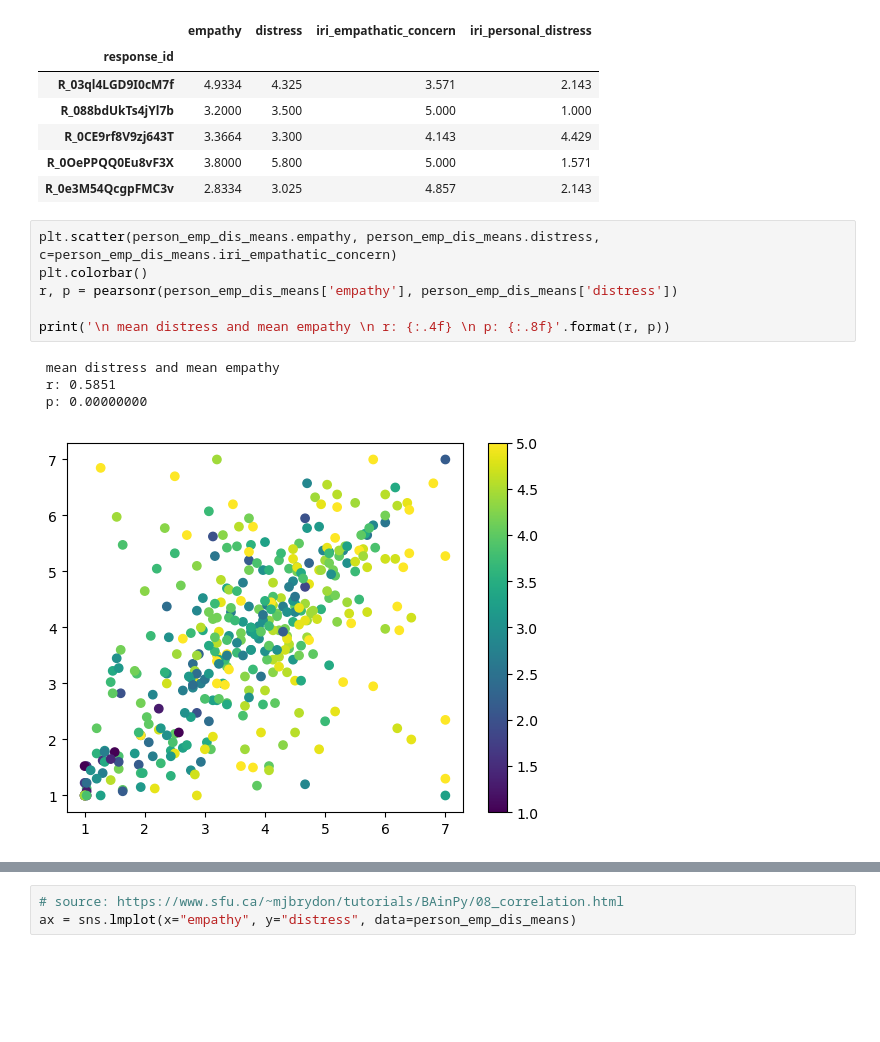
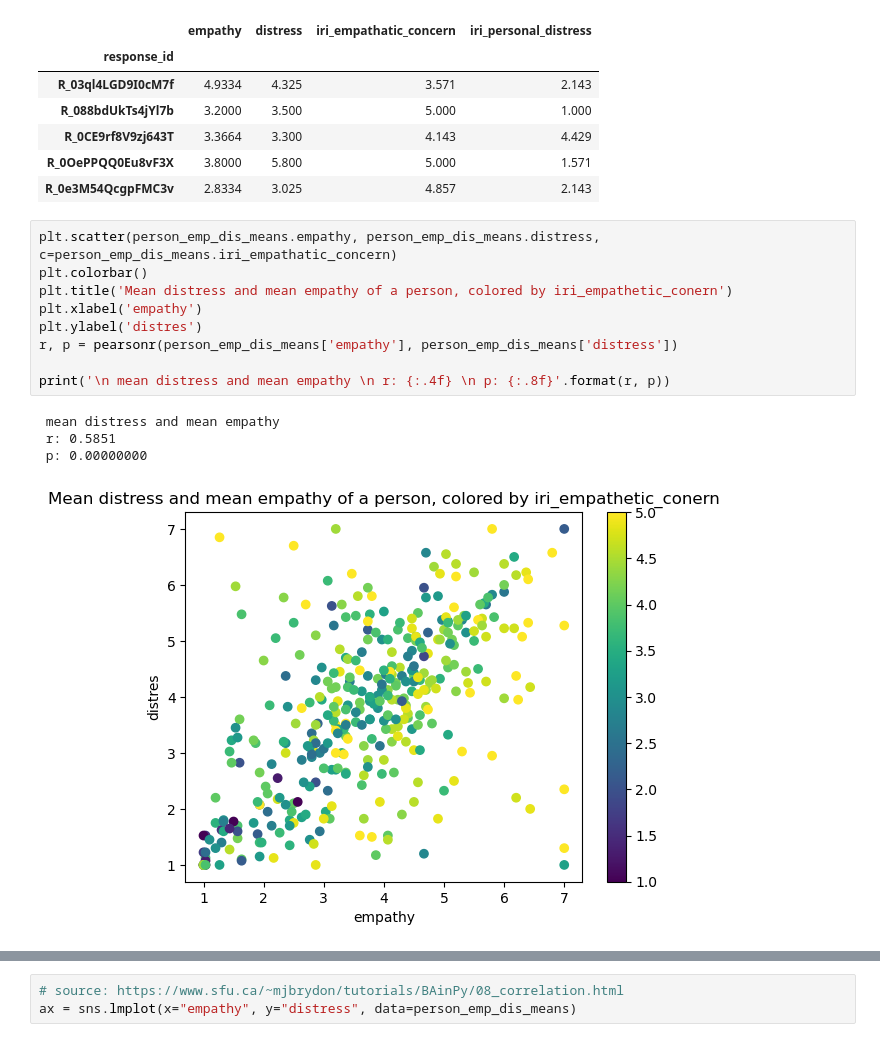
Before and after one commit to myrazma/2022_Masterthesis_Code, a Jupyter notebook: analysis/descriptive_analysis.ipynb, the cells around one changed output, grey strips where cells are left out. Cells and saved outputs as stored; diff of their text form; blank space fills up the shorter version.

```diff
--- a/analysis/descriptive_analysis.ipynb
+++ b/analysis/descriptive_analysis.ipynb
@@ -347,14 +370,17 @@ person_emp_dis_means[:5]
 # %%
 plt.scatter(person_emp_dis_means.empathy, person_emp_dis_means.distress, c=person_emp_dis_means.iri_empathatic_concern)
 plt.colorbar()
+plt.title('Mean distress and mean empathy of a person, colored by iri_empathetic_conern')
+plt.xlabel('empathy')
+plt.ylabel('distres')
 r, p = pearsonr(person_emp_dis_means['empathy'], person_emp_dis_means['distress'])
 
 print('\n mean distress and mean empathy \n r: {:.4f} \n p: {:.8f}'.format(r, p))
 # %% [output]
  mean distress and mean empathy
  r: 0.5851
  p: 0.00000000
-[figure, old version]
+[figure, new version]
 # %%
 
 plt.scatter(person_emp_dis_means.empathy, person_emp_dis_means.distress, c=person_emp_dis_means.iri_personal_distress)
```
Also changed, not shown: parts of 5 cells of this notebook, 4 other files.
